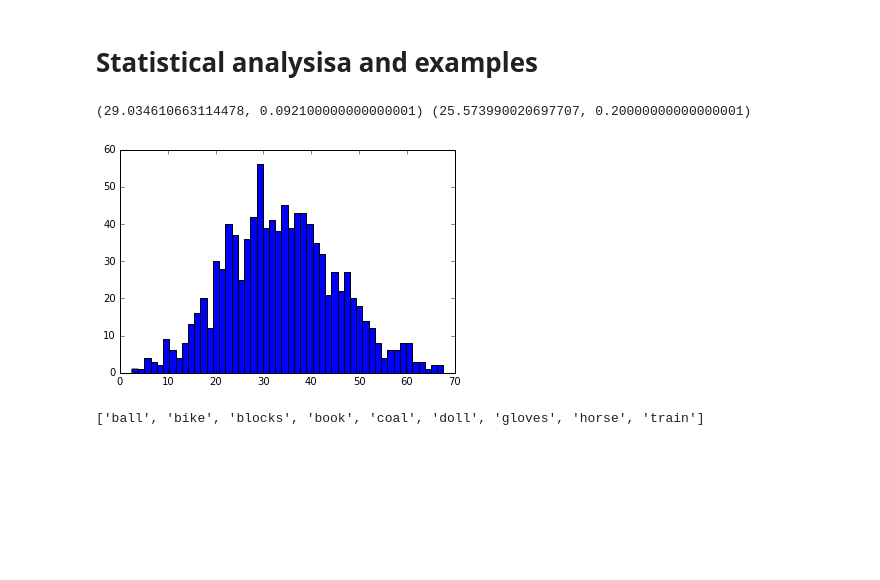
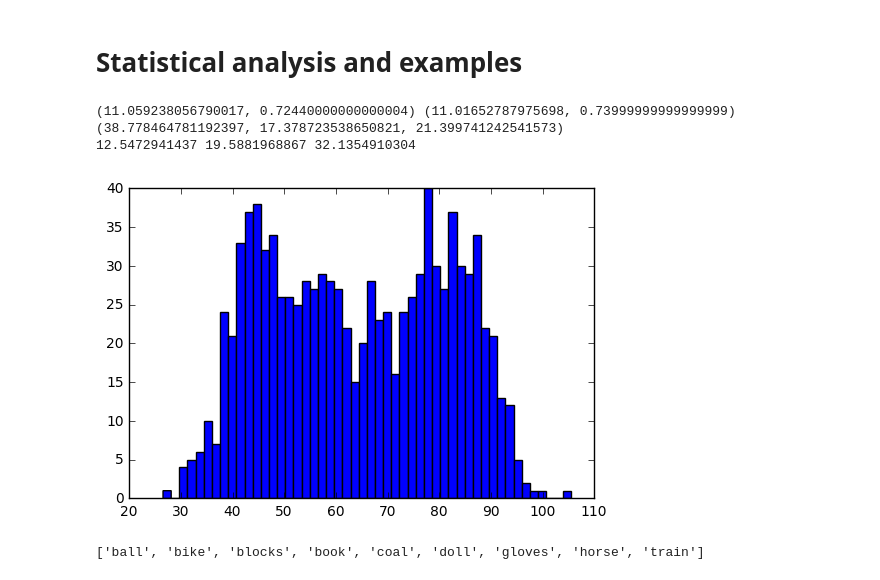
Before and after one commit to vfdev-5/Santas-Uncertain-Bags, a Jupyter notebook: notebooks/stat_analysis_4.ipynb, the cells around one changed output. Saved outputs shown, nothing was run; the diff lists cells and outputs as text; code cells hidden in the pictures; blank space fills up the shorter version.

```diff
--- a/notebooks/stat_analysis_4.ipynb
+++ b/notebooks/stat_analysis_4.ipynb
@@ -1,5 +1,5 @@
 # %% [markdown]
-# Statistical analysisa and examples
+# Statistical analysis and examples
 # %%
 import sys
 sys.path.append('../common')
@@ -15,7 +15,7 @@ np.random.seed(2017)
 import matplotlib.pyplot as plt
 %matplotlib inline
 # %%
-N_TRIALS = 5000
+N_TRIALS = 10000
 GIFT_WEIGHTS = np.zeros((N_TRIALS, N_TYPES))
 for index in range(N_TYPES):
     GIFT_WEIGHTS[:, index] = [weight_by_index(index) for i in range(N_TRIALS)]
@@ -28,29 +28,48 @@ def compute_score(state):
     return score, rejected
 
 def another_score(bags):
-    gifts = np.sum(bags, axis=0)
     out = []
     for j in range(5):
         s = 0
-        start = np.random.randint(GIFT_WEIGHTS.shape[0])
-        for i, n in enumerate(gifts):
-            n = int(n)
-            start = min(GIFT_WEIGHTS.shape[0]-n, start)
-            weights = GIFT_WEIGHTS[start:start+n,i]
-            weights[weights > MAX_WEIGHT] = 0.0
-            s += np.sum(weights)
+        for bag in bags:
+            start = np.random.randint(GIFT_WEIGHTS.shape[0])
+            w = 0
+            for i, v in enumerate(bag):
+                if v > 0:
+                    start = min(GIFT_WEIGHTS.shape[0]-v, start)
+                    ws = GIFT_WEIGHTS[start:start+v,i]
+                    w += np.sum(ws)
+            s += w if w < MAX_WEIGHT else 0.0
         out.append(s)
-    return out
+    return np.mean(out) + np.std(out), np.mean(out), np.std(out)
+
+def mean_std(state, count=1000):
+    w = []
+    for c in range(count):
+        m = 0
+        for i, v in enumerate(state):
+            if v > 0:
+                m += np.sum([weight_by_index(i) for j in range(v)])
+        w.append(m if m < MAX_WEIGHT else 0.0)
+    return np.mean(w), np.std(w)
 # %%
-state = [0, 1, 0, 2, 0, 0, 0, 0, 1]
+# state = [0, 1, 0, 2, 0, 0, 0, 0, 1]
+# state = [2, 0, 1, 1, 0, 1, 0, 1, 1]
+state = [2, 0, 3, 0, 1, 0, 1, 0, 0]
+
 score((state,), return_rejected=True)
 print compute_score(state), score((state,), return_rejected=True)
+print another_score((state,))
+mn, std = mean_std(state)
+print mn, std, mn + 1.0 * std
 weights = np.array([bag_weight(state, n1=1) for i in range(1000)])
 plt.figure()
 hist = plt.hist(weights, bins=MAX_WEIGHT)
 # %% [output]
-(29.034610663114478, 0.092100000000000001) (25.573990020697707, 0.20000000000000001)
+(11.059238056790017, 0.72440000000000004) (11.01652787975698, 0.73999999999999999)
+(38.778464781192397, 17.378723538650821, 21.399741242541573)
+12.5472941437 19.5881968867 32.1354910304
-[figure, old version]
+[figure, new version]
 # %%
 GIFT_TYPES
 # %% [output]
```
Also changed, not shown: parts of 9 cells of this notebook, 5 other files.
